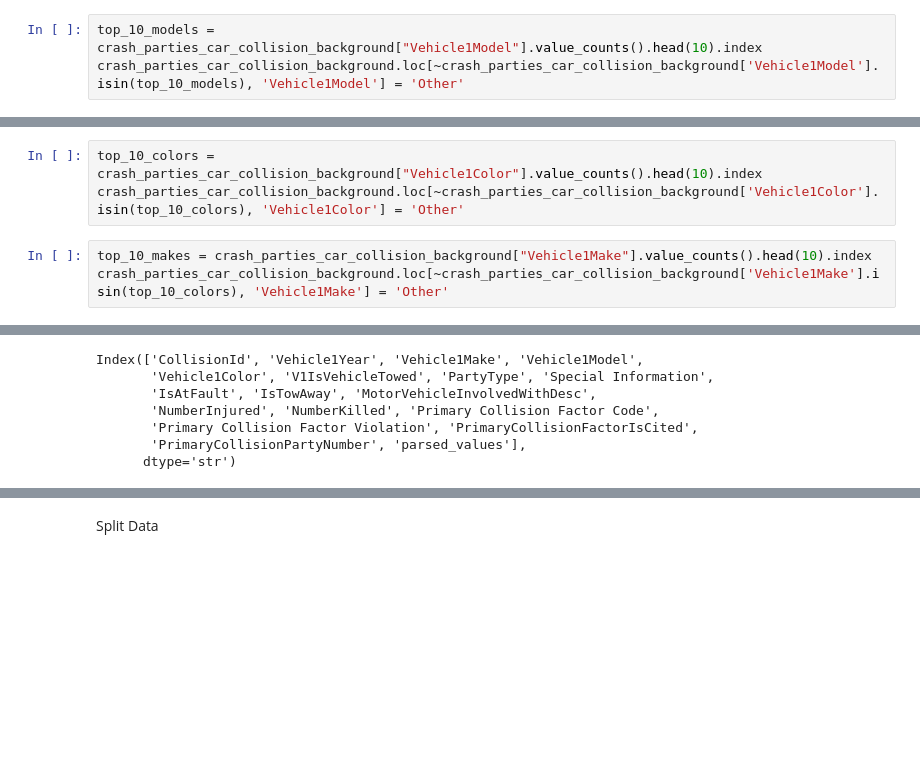
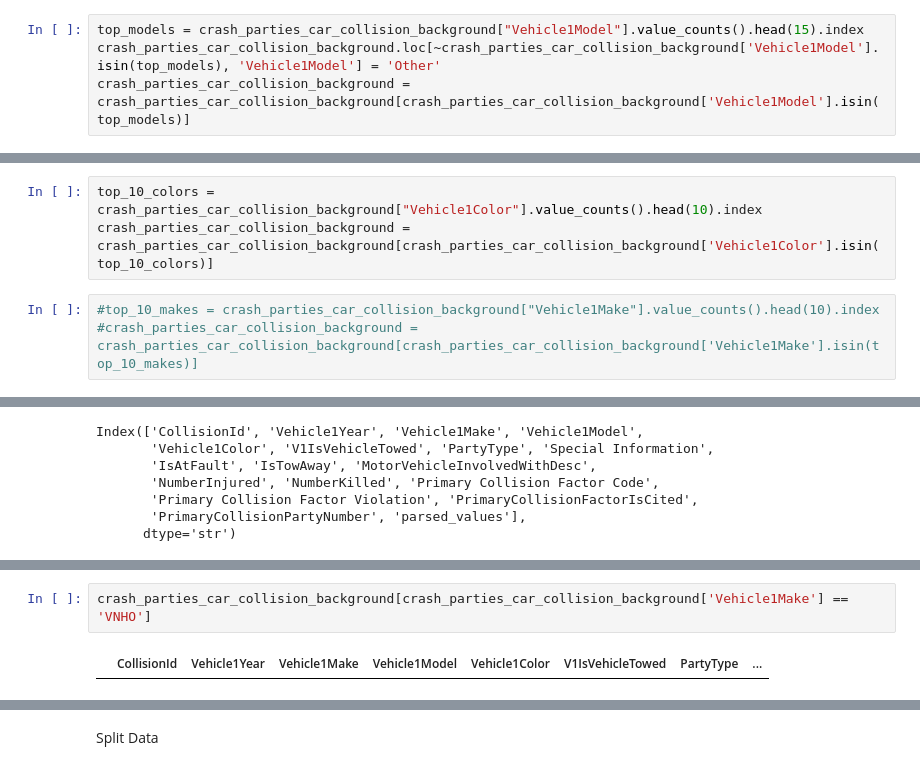
Before and after one commit to duskydreams/Springboard-Capstone-Two-, a Jupyter notebook: Capstone 2/Capstone 2 Preprocessing.ipynb, the cells around one changed output, grey strips where cells are left out. Drawn from its saved outputs; the diff is of its cells as text; blank space fills up the shorter version.

```diff
--- a/Capstone 2/Capstone 2 Preprocessing.ipynb
+++ b/Capstone 2/Capstone 2 Preprocessing.ipynb
@@ -44,6 +57,7 @@ crash_parties_car_collision_background.head()
 # %%
-top_10_models = crash_parties_car_collision_background["Vehicle1Model"].value_counts().head(10).index
-crash_parties_car_collision_background.loc[~crash_parties_car_collision_background['Vehicle1Model'].isin(top_10_models), 'Vehicle1Model'] = 'Other'
+top_models = crash_parties_car_collision_background["Vehicle1Model"].value_counts().head(15).index
+crash_parties_car_collision_background.loc[~crash_parties_car_collision_background['Vehicle1Model'].isin(top_models), 'Vehicle1Model'] = 'Other'
+crash_parties_car_collision_background = crash_parties_car_collision_background[crash_parties_car_collision_background['Vehicle1Model'].isin(top_models)]
 # %%
 crash_parties_car_collision_background['Vehicle1Model'].value_counts()
 # %% [output]
@@ -62,10 +80,10 @@ CRV           18120
 Name: count, dtype: int64
 # %%
 top_10_colors = crash_parties_car_collision_background["Vehicle1Color"].value_counts().head(10).index
-crash_parties_car_collision_background.loc[~crash_parties_car_collision_background['Vehicle1Color'].isin(top_10_colors), 'Vehicle1Color'] = 'Other'
+crash_parties_car_collision_background = crash_parties_car_collision_background[crash_parties_car_collision_background['Vehicle1Color'].isin(top_10_colors)]
 # %%
-top_10_makes = crash_parties_car_collision_background["Vehicle1Make"].value_counts().head(10).index
-crash_parties_car_collision_background.loc[~crash_parties_car_collision_background['Vehicle1Make'].isin(top_10_colors), 'Vehicle1Make'] = 'Other'
+#top_10_makes = crash_parties_car_collision_background["Vehicle1Make"].value_counts().head(10).index
+#crash_parties_car_collision_background = crash_parties_car_collision_background[crash_parties_car_collision_background['Vehicle1Make'].isin(top_10_makes)]
 # %%
 crash_parties_car_collision_background[['IsAtFault', 'IsTowAway']] = crash_parties_car_collision_background[['IsAtFault', 'IsTowAway']].astype(int)
 # %%
@@ -80,0 +126,4 @@ Index(['CollisionId', 'Vehicle1Year', 'Vehicle1Make', 'Vehicle1Model',
+# %%
+crash_parties_car_collision_background[crash_parties_car_collision_background['Vehicle1Make'] == 'VNHO']
+# %% [output]
+|  | CollisionId | Vehicle1Year | Vehicle1Make | Vehicle1Model | Vehicle1Color | V1IsVehicleTowed | PartyType | ... |
```
Also changed, not shown: parts of 47 cells of this notebook, 3 other files.
